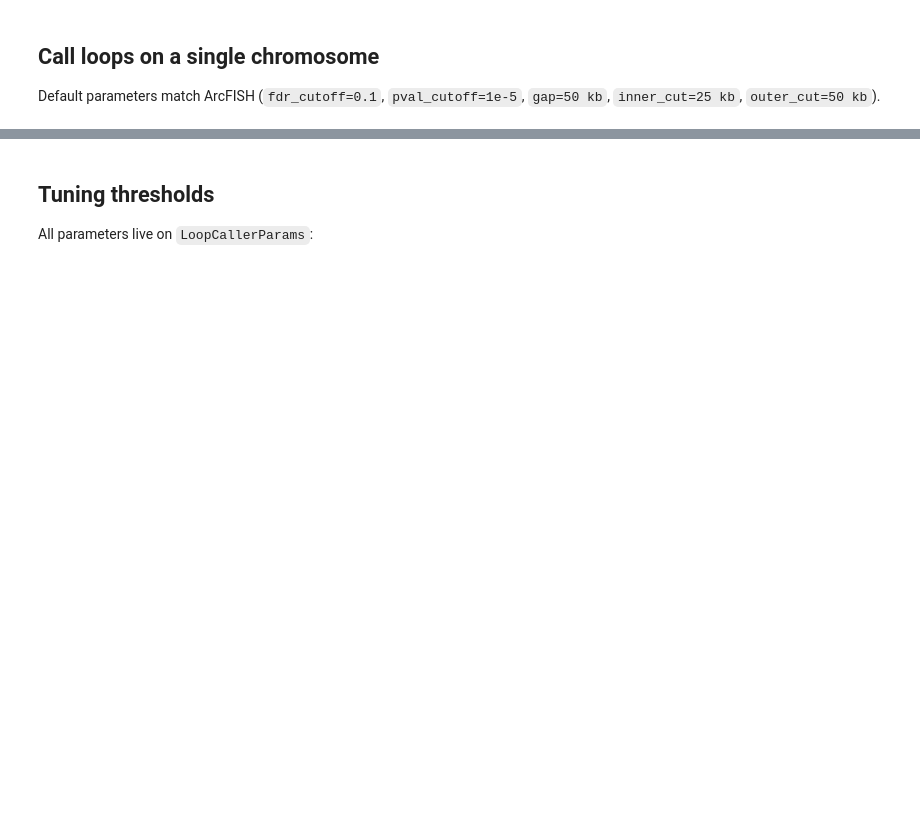
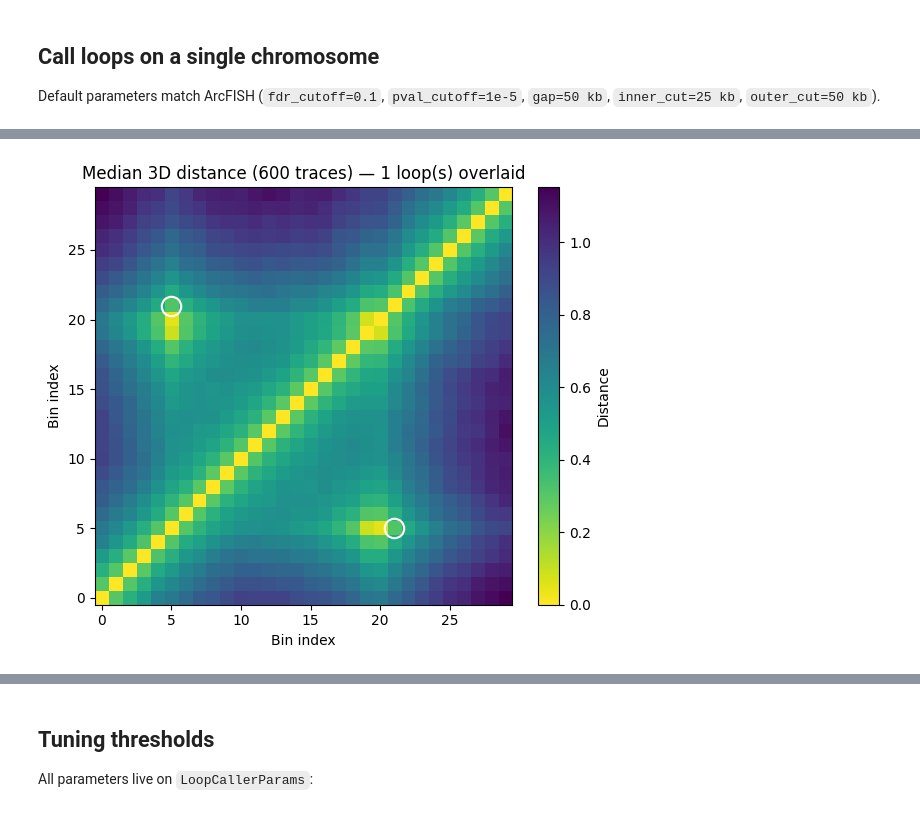
Before and after one commit to u-science-lab/U-Chrom, a Jupyter notebook: tutorials/04_loop_calling.ipynb, the cells around one changed output, grey strips where cells are left out. Cells and saved outputs as stored; diff of their text form; code cells hidden in the pictures; blank space fills up the shorter version.

```diff
--- a/tutorials/04_loop_calling.ipynb
+++ b/tutorials/04_loop_calling.ipynb
@@ -70,0 +158,22 @@ loops
+# %%
+import matplotlib.pyplot as plt
+import numpy as np
+from uchrom.fea import mean_distance_matrix, contact_frequency, radius_of_gyration
+from uchrom.pl import plot_distance_matrix, plot_contact_map, plot_rg_histogram
+
+df = cd.get_chrom(chrom).to_dataframe()
+
+# Median pairwise distance matrix across all traces
+dmat, bin_ids, n = mean_distance_matrix(df, chrom=chrom)
+fig = plot_distance_matrix(dmat, title=f'Median 3D distance ({n} traces)')
+
+# Overlay called loop summits on the heatmap
+ax = fig.axes[0]
+for _, row in loops.iterrows():
+    i, j = int(row['summit_i']), int(row['summit_j'])
+    ax.plot(j, i, 'o', mfc='none', mec='white', mew=1.5, ms=14)
+    ax.plot(i, j, 'o', mfc='none', mec='white', mew=1.5, ms=14)
+ax.set_title(ax.get_title() + f' — {len(loops)} loop(s) overlaid')
+plt.show()
+# %% [output]
+[figure, added]
```
Also changed, not shown: parts of 11 cells of this notebook, 5 other files.
